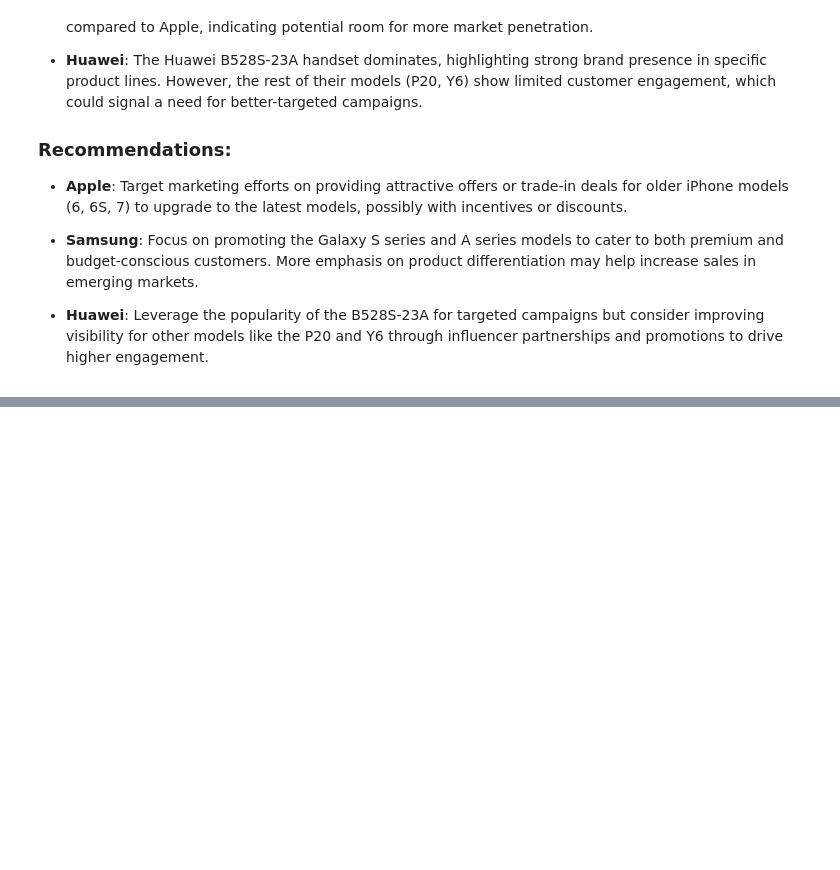
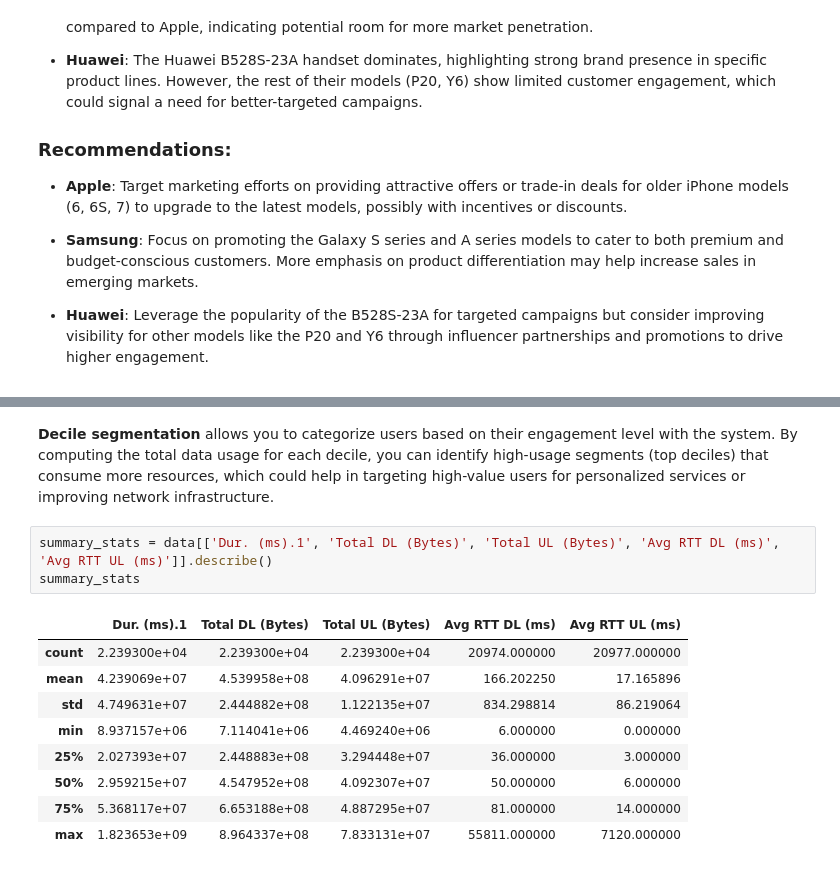
Before and after one commit to helinatefera/10xWeek0, a Jupyter notebook: notebooks/task_1.ipynb, the cells around one changed output, grey strips where cells are left out. Cells and saved outputs as stored; diff of their text form; blank space fills up the shorter version.

```diff
--- a/notebooks/task_1.ipynb
+++ b/notebooks/task_1.ipynb
@@ -153,0 +241,15 @@ Name: count, dtype: int64
+# %% [markdown]
+**Decile segmentation** allows you to categorize users based on their engagement level with the system. By computing the total data usage for each decile, you can identify high-usage segments (top deciles) that consume more resources, which could help in targeting high-value users for personalized services or improving network infrastructure.
+# %%
+summary_stats = data[['Dur. (ms).1', 'Total DL (Bytes)', 'Total UL (Bytes)', 'Avg RTT DL (ms)', 'Avg RTT UL (ms)']].describe()
+summary_stats
+# %% [output]
+|  | Dur. (ms).1 | Total DL (Bytes) | Total UL (Bytes) | Avg RTT DL (ms) | Avg RTT UL (ms) |
+| count | 2.239300e+04 | 2.239300e+04 | 2.239300e+04 | 20974.000000 | 20977.000000 |
+| mean | 4.239069e+07 | 4.539958e+08 | 4.096291e+07 | 166.202250 | 17.165896 |
+| std | 4.749631e+07 | 2.444882e+08 | 1.122135e+07 | 834.298814 | 86.219064 |
+| min | 8.937157e+06 | 7.114041e+06 | 4.469240e+06 | 6.000000 | 0.000000 |
+| 25% | 2.027393e+07 | 2.448883e+08 | 3.294448e+07 | 36.000000 | 3.000000 |
+| 50% | 2.959215e+07 | 4.547952e+08 | 4.092307e+07 | 50.000000 | 6.000000 |
+| 75% | 5.368117e+07 | 6.653188e+08 | 4.887295e+07 | 81.000000 | 14.000000 |
+| max | 1.823653e+09 | 8.964337e+08 | 7.833131e+07 | 55811.000000 | 7120.000000 |
```
Also changed, not shown: parts of 11 cells of this notebook.
